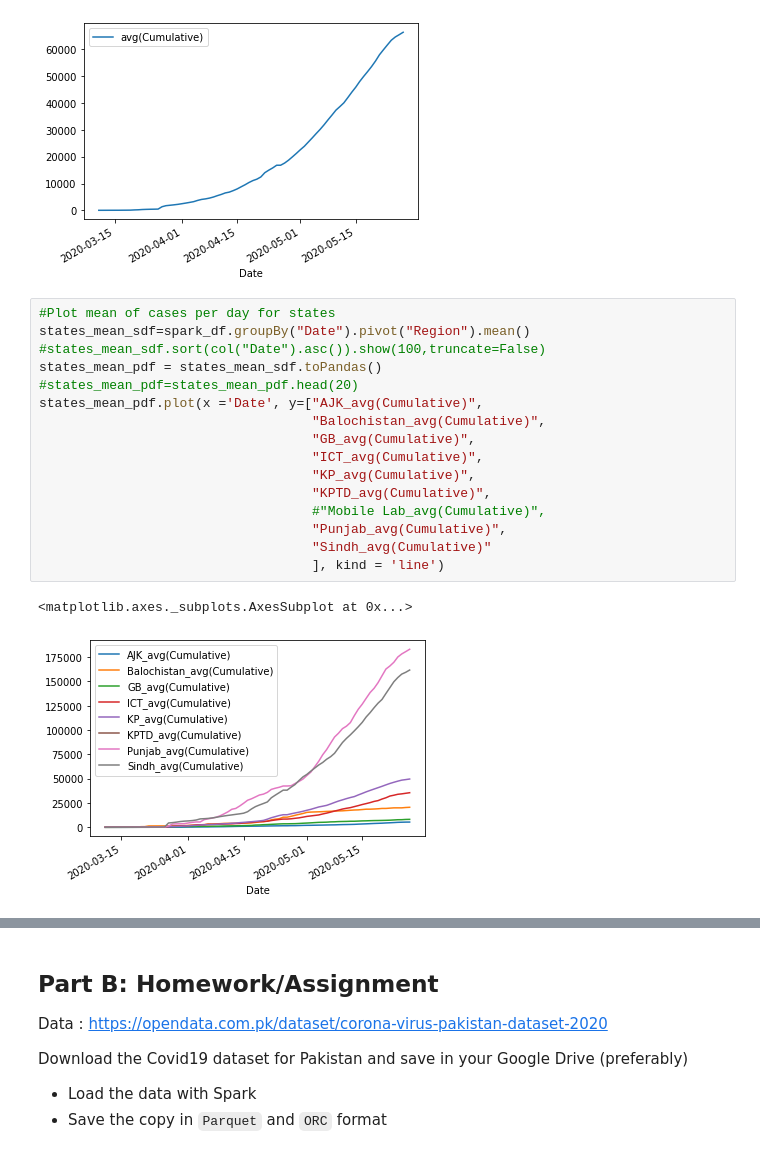
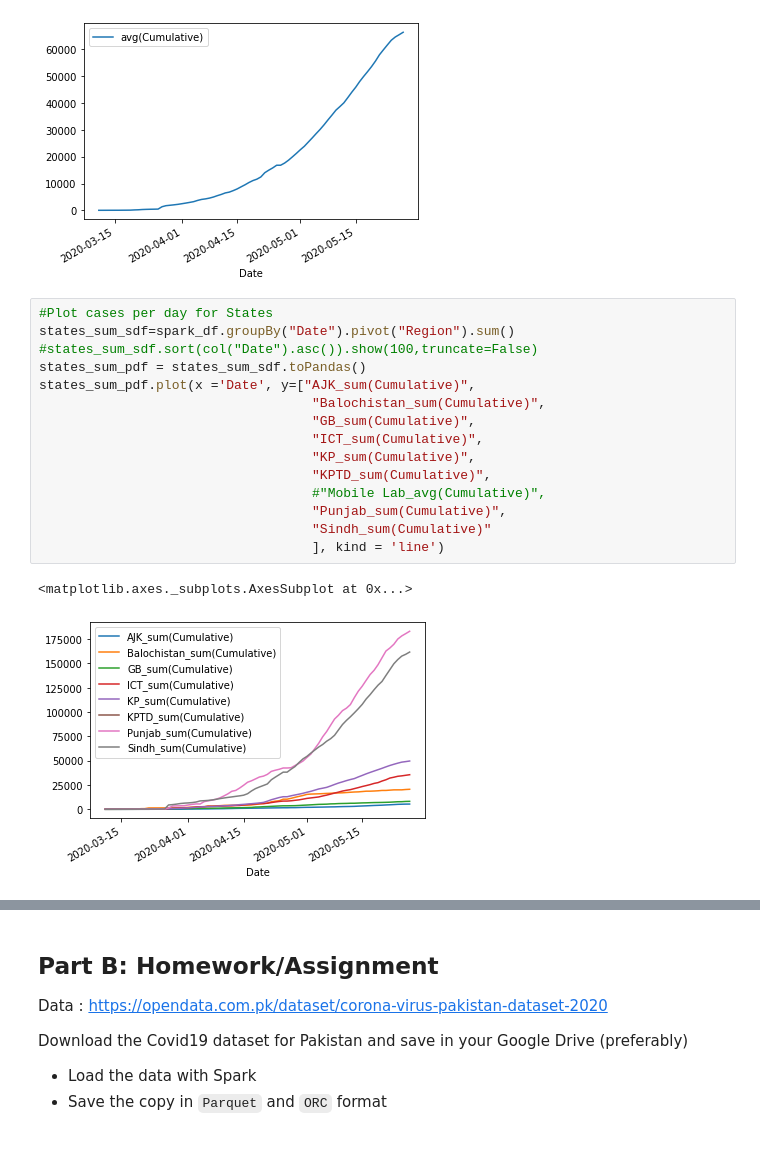
Before and after one commit to komzy/Beethoven-Piano-Music-Creator, a Jupyter notebook: week1/Spark_with_ML_Week_1_Assignment.ipynb, the cells around one changed output, grey strips where cells are left out. Saved outputs shown, nothing was run; the diff lists cells and outputs as text.

```diff
--- a/week1/Spark_with_ML_Week_1_Assignment.ipynb
+++ b/week1/Spark_with_ML_Week_1_Assignment.ipynb
@@ -128,21 +131,20 @@ date_mean_pdf.plot(x ='Date', y='avg(Cumulative)', kind = 'line')
 [figure]
 [figure]
 # %%
-#Plot mean of cases per day for states
-states_mean_sdf=spark_df.groupBy("Date").pivot("Region").mean()
-#states_mean_sdf.sort(col("Date").asc()).show(100,truncate=False)
-states_mean_pdf = states_mean_sdf.toPandas()
-#states_mean_pdf=states_mean_pdf.head(20)
-states_mean_pdf.plot(x ='Date', y=["AJK_avg(Cumulative)",
-                                   "Balochistan_avg(Cumulative)",
-                                   "GB_avg(Cumulative)",
-                                   "ICT_avg(Cumulative)",
-                                   "KP_avg(Cumulative)",
-                                   "KPTD_avg(Cumulative)",
+#Plot cases per day for States
+states_sum_sdf=spark_df.groupBy("Date").pivot("Region").sum()
+#states_sum_sdf.sort(col("Date").asc()).show(100,truncate=False)
+states_sum_pdf = states_sum_sdf.toPandas()
+states_sum_pdf.plot(x ='Date', y=["AJK_sum(Cumulative)",
+                                   "Balochistan_sum(Cumulative)",
+                                   "GB_sum(Cumulative)",
+                                   "ICT_sum(Cumulative)",
+                                   "KP_sum(Cumulative)",
+                                   "KPTD_sum(Cumulative)",
                                    #"Mobile Lab_avg(Cumulative)",
-                                   "Punjab_avg(Cumulative)",
-                                   "Sindh_avg(Cumulative)"
+                                   "Punjab_sum(Cumulative)",
+                                   "Sindh_sum(Cumulative)"
                                    ], kind = 'line')
 # %% [output]
 <matplotlib.axes._subplots.AxesSubplot at 0x...>
-[figure, old version]
+[figure, new version]
```
Also changed, not shown: parts of 13 cells of this notebook.
